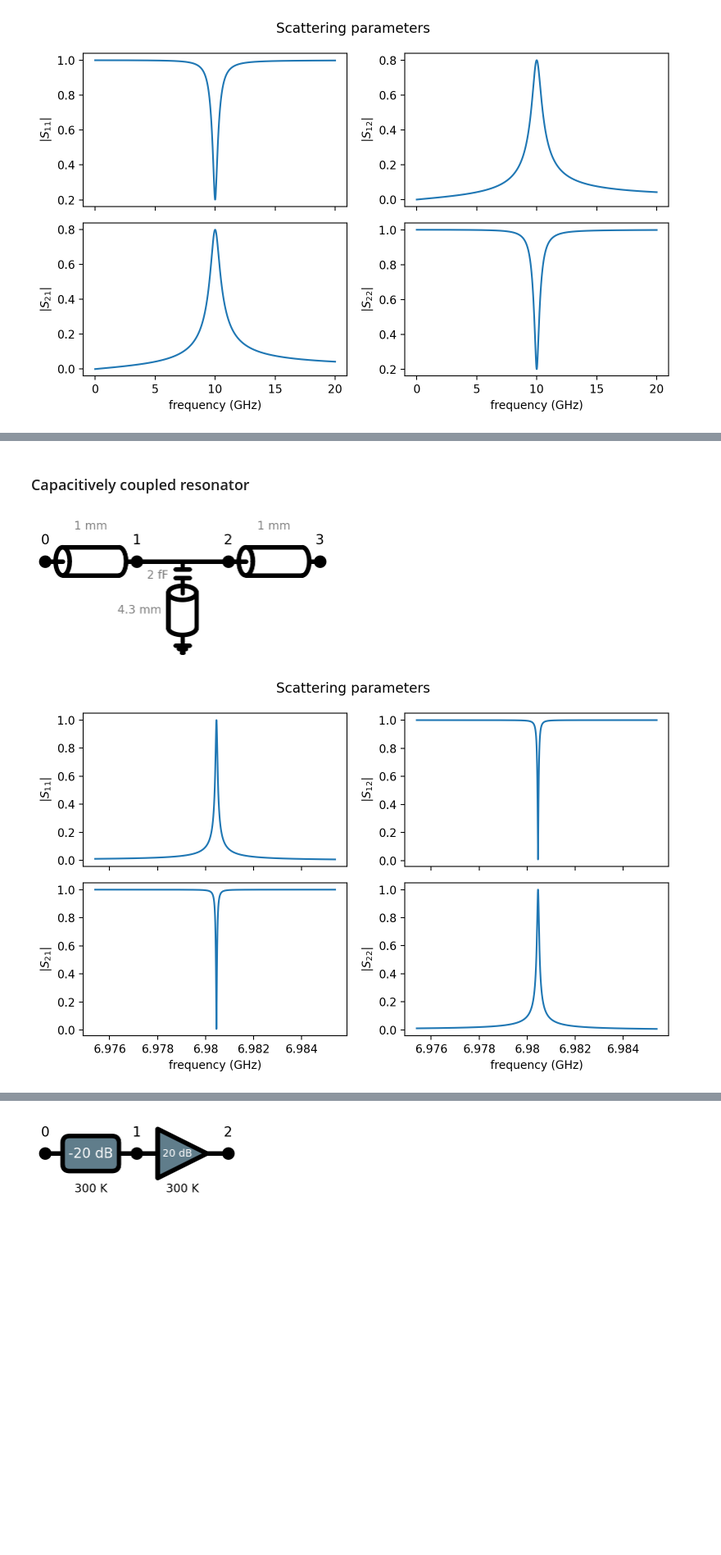
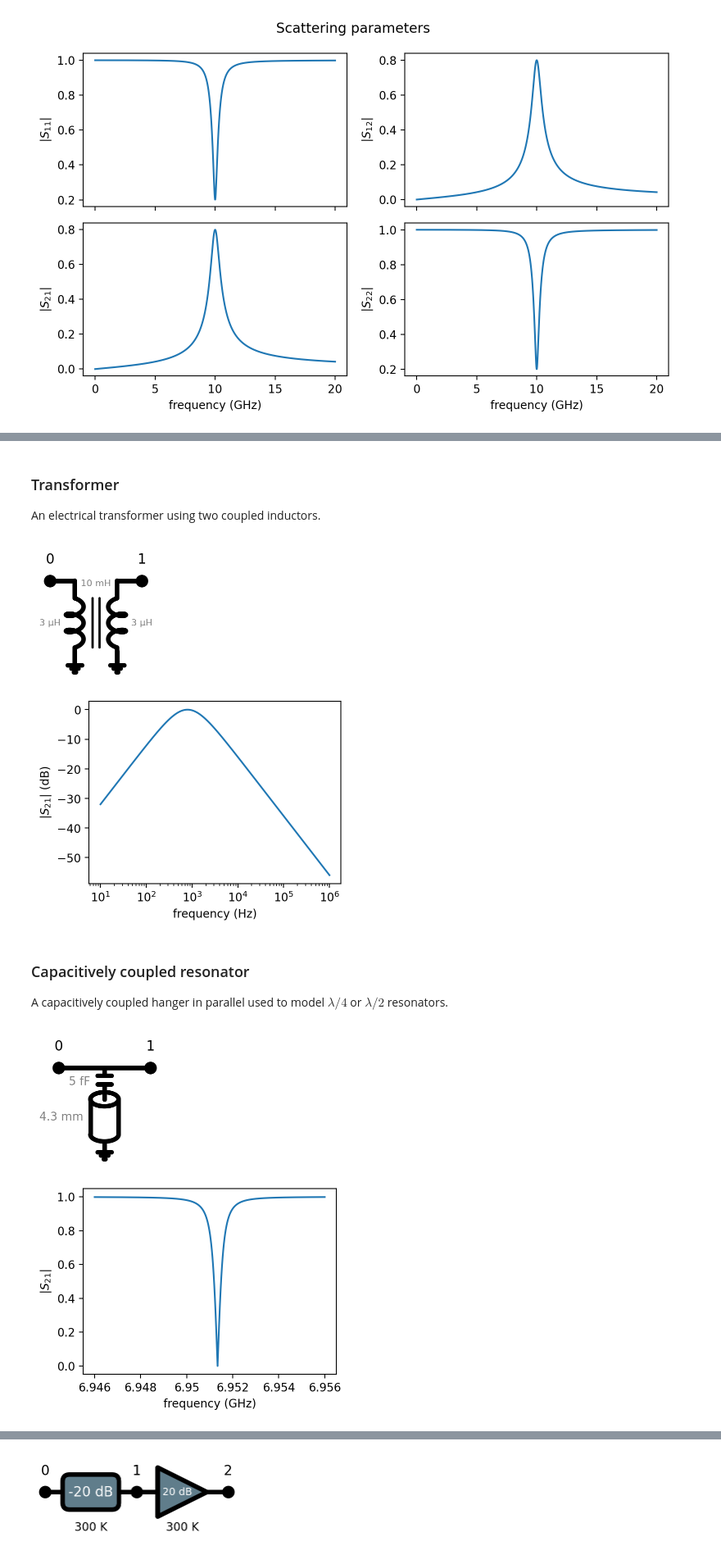
Before and after one commit to jorgemfm27/Network_analysis, a Jupyter notebook: tutorial_nb.ipynb, the cells around one changed output, grey strips where cells are left out. Shown at 82% size. Drawn from its saved outputs; the diff is of its cells as text; code cells hidden in the pictures; blank space fills up the shorter version.

```diff
--- a/tutorial_nb.ipynb
+++ b/tutorial_nb.ipynb
@@ -72,23 +102,40 @@ s11, s12, s21, s22 = network.get_S_parameters(frequency=np.linspace(1,20e9,1000)
+# %% [markdown]
+### Transformer
+
+An electrical transformer using two coupled inductors.
+# %%
+L = 3e-6 # inductor value
+M = 1e-2  # mutual inductance between inductors value
+
+# setup network instance
+network = nt.Network(Zgen=Z0)
+network.add_transformer(L1=L, L2=L, M=M)
+network.draw_network()
+
+s11, s12, s21, s22 = network.get_S_parameters(frequency=np.logspace(1,6,1001), plot='s21', xscale='log', yscale='dB')
+# %% [output]
+[figure, new version]
+[figure, new version]
 # %% [markdown]
 ### Capacitively coupled resonator
+
+A capacitively coupled hanger in parallel used to model $\lambda/4$ or $\lambda/2$ resonators.
 # %%
 # compute length required for lambda.4 resonator
 f0 = 7e9
 resonator_length = vp/4/f0
 # correction to resonator frequency from capacitor
-C_res = 2e-15 # capacitive coupling
+C_res = 5e-15 # capacitive coupling
 f_corr = f0 - 4*Z0*C_res*f0**2
 
 # setup network instance
 network = nt.Network(Zgen=Z0)
-network.add_transmission_line(length=1e-3, Z0=Z0, phase_velocity=vp)
 network.add_capacitively_coupled_hanger(length=resonator_length, Z0=Z0, phase_velocity=vp, Z_termination=0, C_coupling=C_res)
-network.add_transmission_line(length=1e-3, Z0=Z0, phase_velocity=vp)
 network.draw_network()
 
-s11, s12, s21, s22 = network.get_S_parameters(frequency=np.linspace(-5e6, 5e6,10000)+f_corr , plot=True)
+s11, s12, s21, s22 = network.get_S_parameters(frequency=np.linspace(-5e6, 5e6,10000)+f_corr , plot='s21')
 # %% [output]
-[figure, old version]
+[figure, new version]
-[figure, old version]
+[figure, new version]
 # %% [markdown]
 ### Inductively coupled resonator
```
Also changed, not shown: parts of 26 cells of this notebook, 3 other files.
